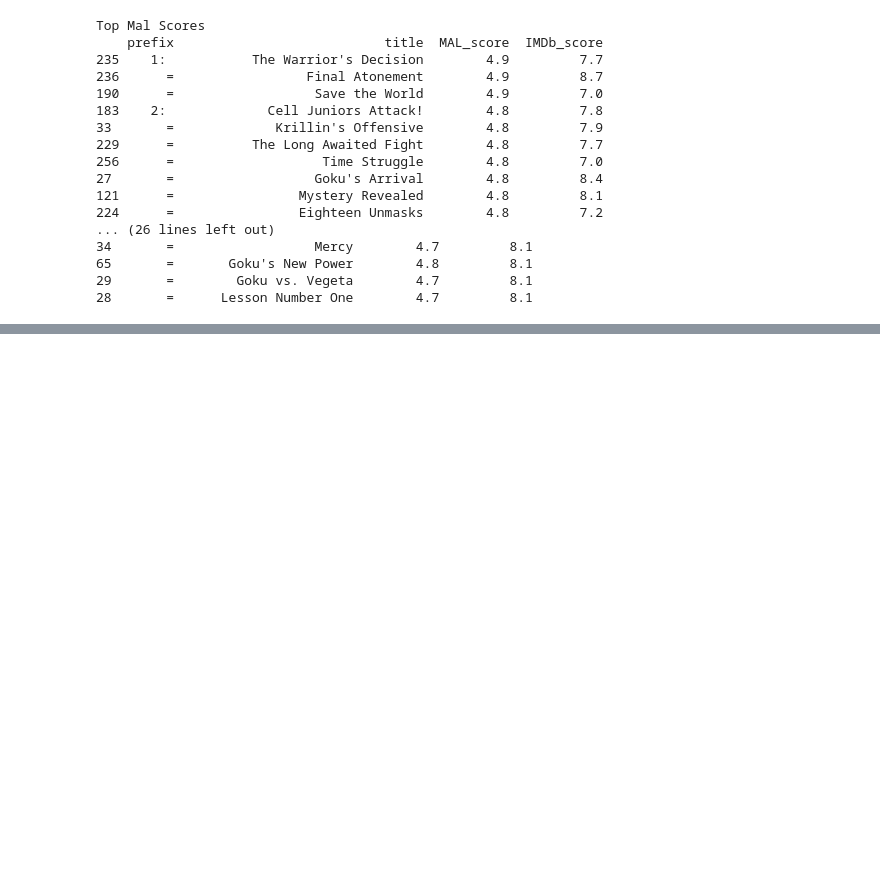
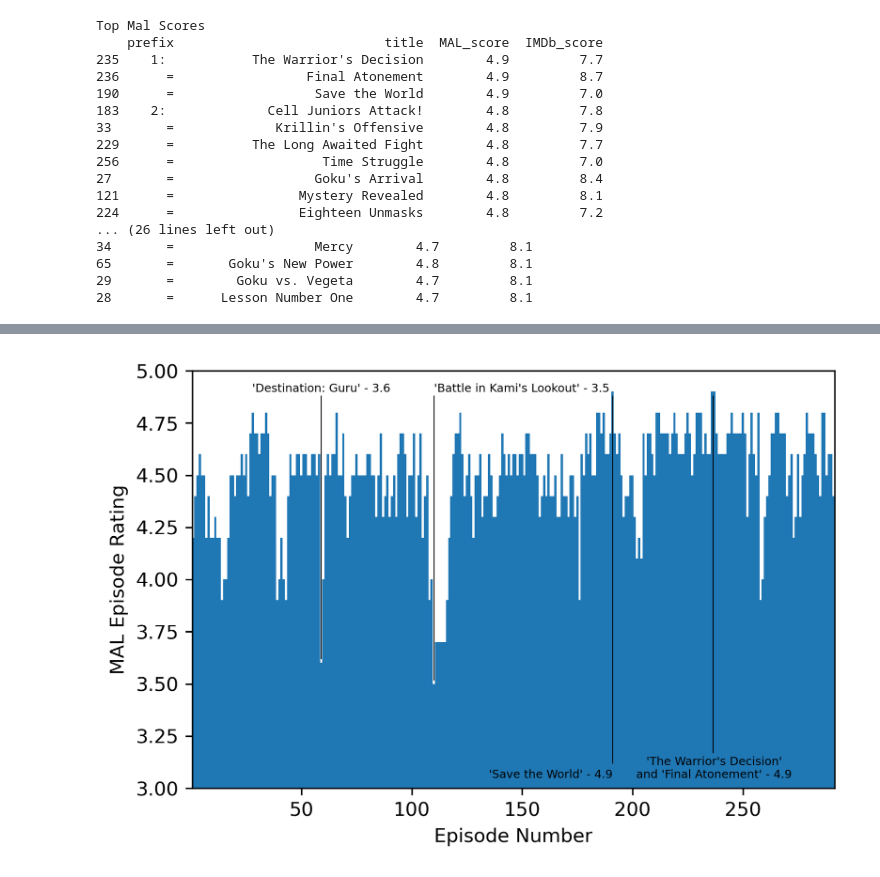
Before and after one commit to finn-okeeffe/best-dbz-episode, a Jupyter notebook: analysis_and_visualisation.ipynb, the cells around one changed output, grey strips where cells are left out. Drawn from its saved outputs; the diff is of its cells as text; code cells hidden in the pictures; blank space fills up the shorter version.

```diff
--- a/analysis_and_visualisation.ipynb
+++ b/analysis_and_visualisation.ipynb
@@ -169,0 +299,23 @@ Gohan's fight with Cell covers episodes 181 to 191 (index 180 to 190). A few of
+# %%
+# again for MAL
+fig,ax = plt.subplots(dpi=300)
+bars = ax.bar(x=compiled_df['mal_id'], height=compiled_df['MAL_score'], width=1)
+ax.set_ylim((3,5))
+ax.set_xlim((0.5,291.5))
+ax.set_xlabel("Episode Number")
+ax.set_ylabel("MAL Episode Rating")
+title_label(ax, 191, 'MAL_score', height_offset=-0.05, text_line_gap=0.05, ha='right')
+label_bar(ax, 237, 'MAL_score', "\'The Warrior\'s Decision\'\nand \'Final Atonement\' - 4.9",
+          xpos=236.5, height_offset=-0.05, text_line_gap=0.1, ha='center')
+
+# arguments for title_label for each bad ep
+args = [{"ha":"left"},\
+       {"ha":"center"}]
+j=0
+for i,row in worst_MAL.head(2).iterrows():
+    title_label(ax, row['mal_id'], 'MAL_score', height_offset=-0.1, **args[j])
+    j+=1
+plt.show()
+plt.savefig("figures/MAL_episode_ratings.png")
+# %% [output]
+[figure, added]
```
Also changed, not shown: parts of 4 cells of this notebook, 2 other files.
